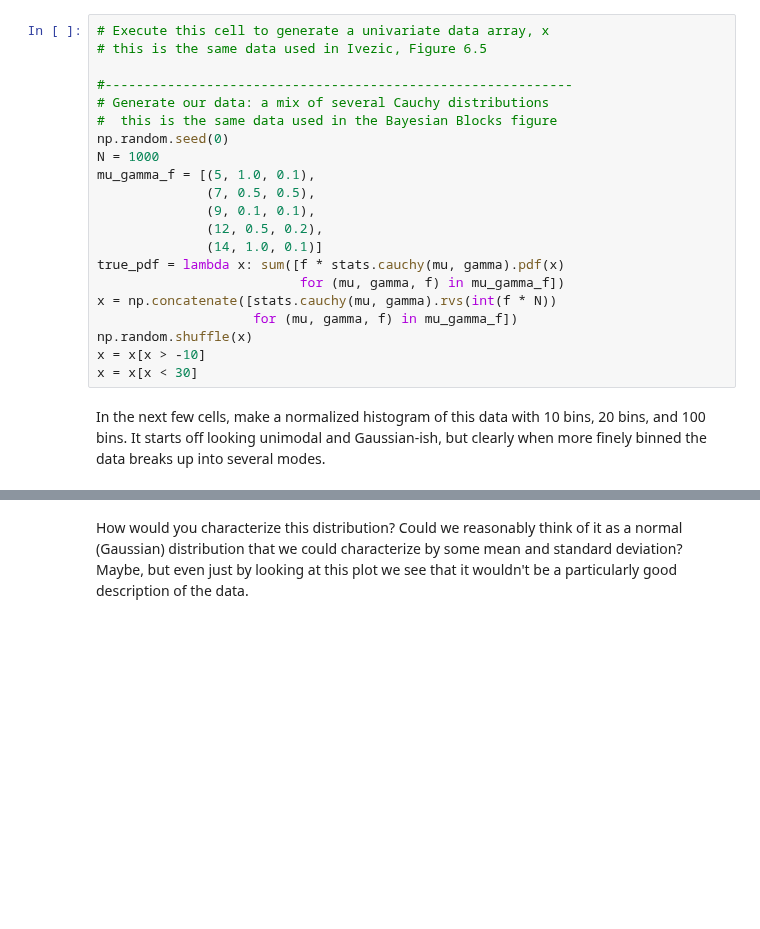
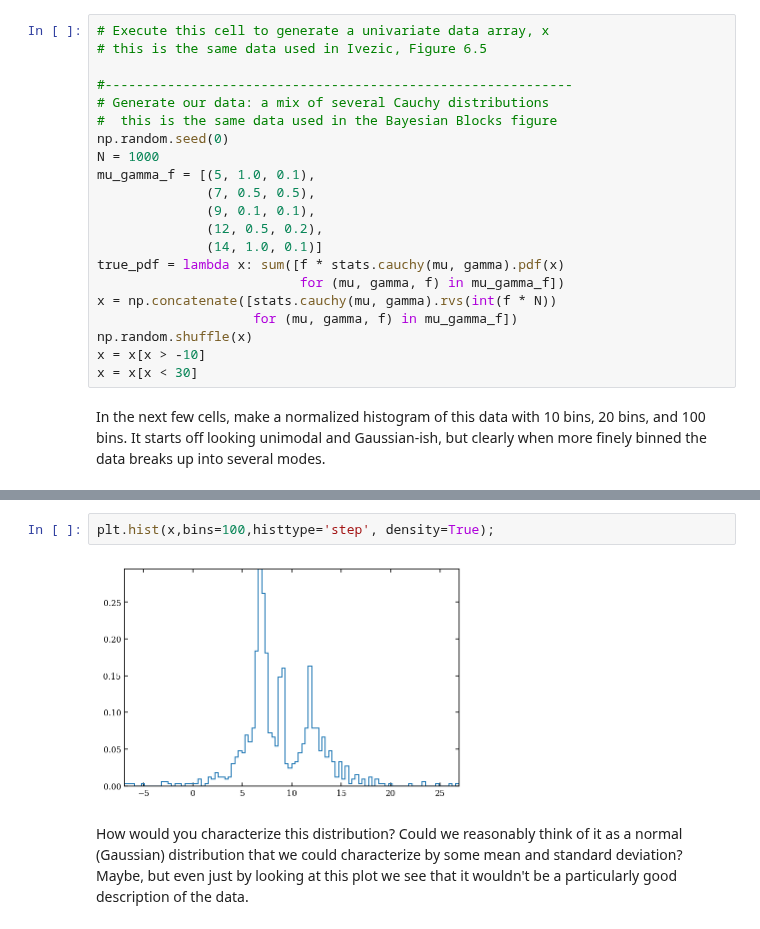
Before and after one commit to dgerosa/astrostatistics_bicocca_2023, a Jupyter notebook: lectures/L07_frequentist.ipynb, the cells around one changed output, grey strips where cells are left out. Saved outputs shown, nothing was run; the diff lists cells and outputs as text; blank space fills up the shorter version.

```diff
--- a/lectures/L07_frequentist.ipynb
+++ b/lectures/L07_frequentist.ipynb
@@ -507,3 +512,7 @@ plt.hist(x,___,___);
+# %%
+plt.hist(x,bins=100,histtype='step', density=True);
+# %% [output]
+[figure, added]
 # %% [markdown]
 How would you characterize this distribution?  Could we reasonably think of it as a normal (Gaussian) distribution that we could characterize by some mean and standard deviation?  Maybe, but even just by looking at this plot we see that it wouldn't be a particularly good description of the data.
 # %% [markdown]
```
Also changed, not shown: parts of 27 cells of this notebook.
